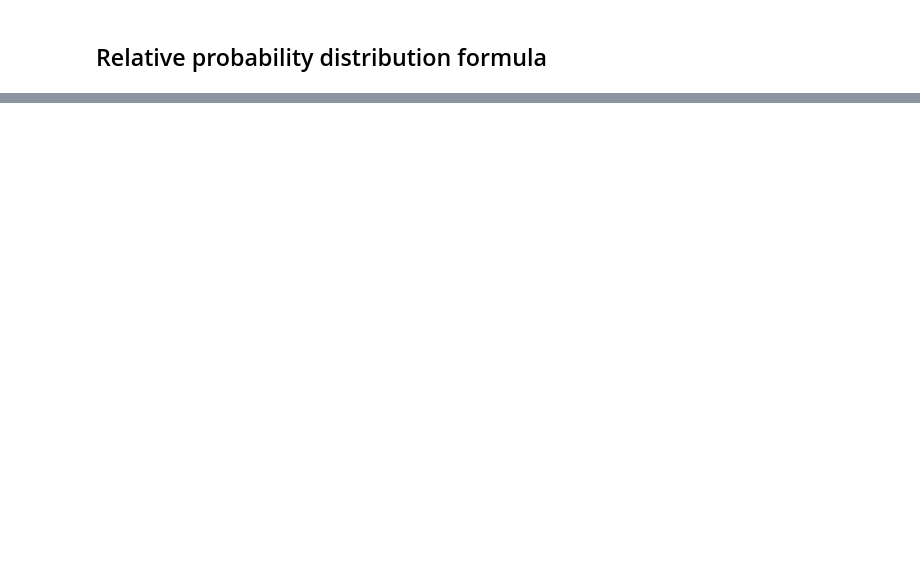
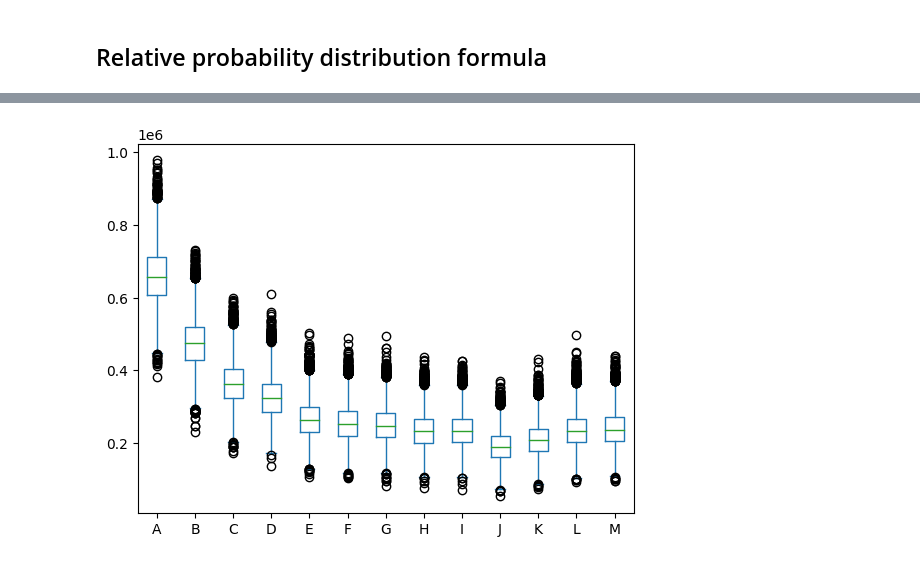
Before and after one commit to RayhanM17/DATA-SCIENCE-NOTEBOOKS, a Jupyter notebook: JN/auto-insurance.ipynb, the cells around one changed output, grey strips where cells are left out. Saved outputs shown, nothing was run; the diff lists cells and outputs as text; code cells hidden in the pictures; blank space fills up the shorter version.

```diff
--- a/JN/auto-insurance.ipynb
+++ b/JN/auto-insurance.ipynb
@@ -177,0 +214,17 @@ def bin_pdf(n, p):
+# %%
+def year_claims_cost(probabilities, category):
+    index = list('ABCDEFGHIJKLM')
+    res = pd.DataFrame({})
+    for i in range(0, 13):
+        accident_sim = stats.binom.rvs(n = 1000, # Number of clients per trial
+                                     p = probabilities[i], # accident probability
+                                     size = 10000) # number of trials
+        sim_cost = np.zeros(10000)
+        for x in range(0, 10000):
+            sim_cost[x] = np.random.gamma(1, 1/0.0002, accident_sim[x]).sum()
+        res[index[i]] = sim_cost
+    res.plot.box()
+# %%
+year_claims_cost(df.MaleAR/1000, 'Male')
+# %% [output]
+[figure, added]
```
Also changed, not shown: parts of 11 cells of this notebook, 2 other files.
